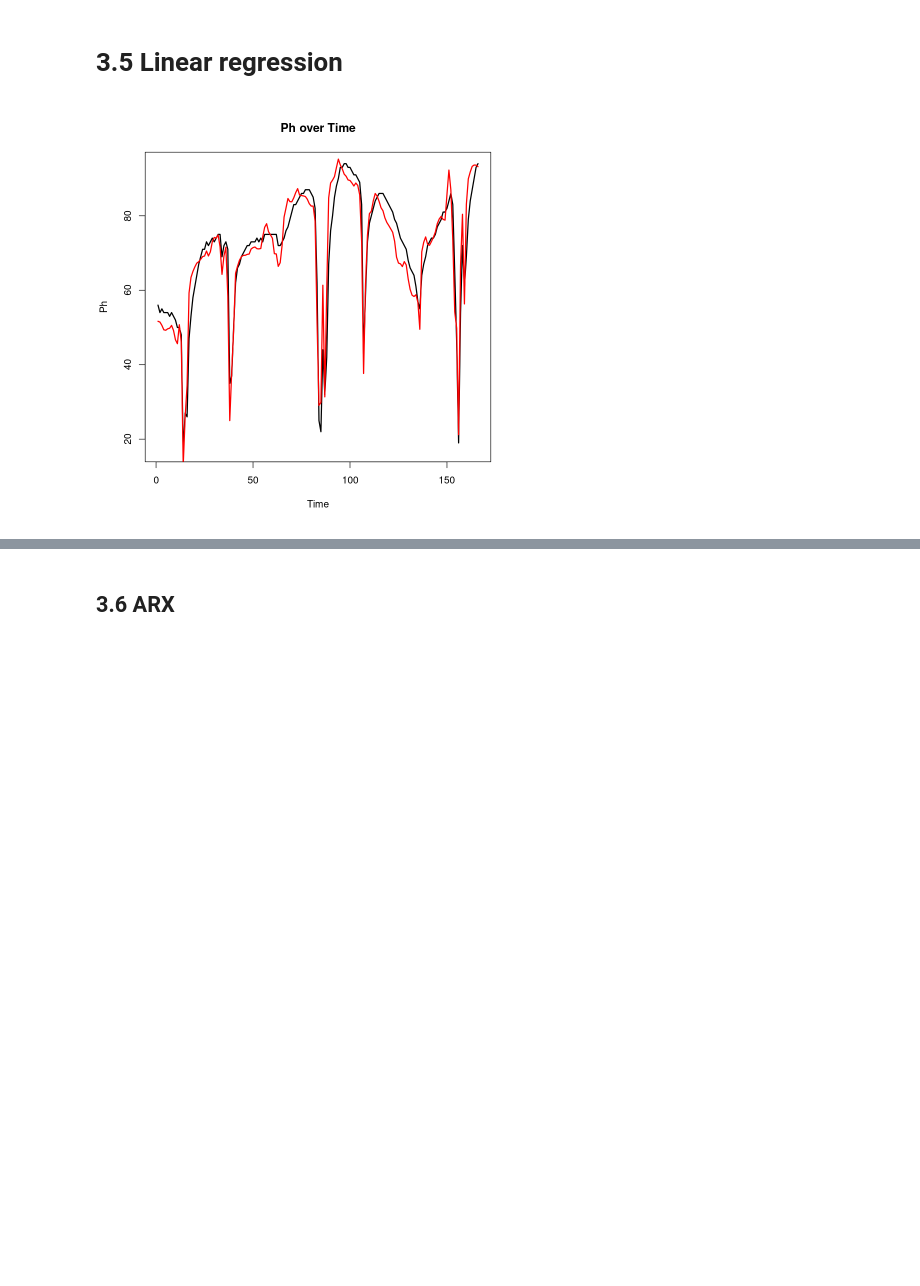
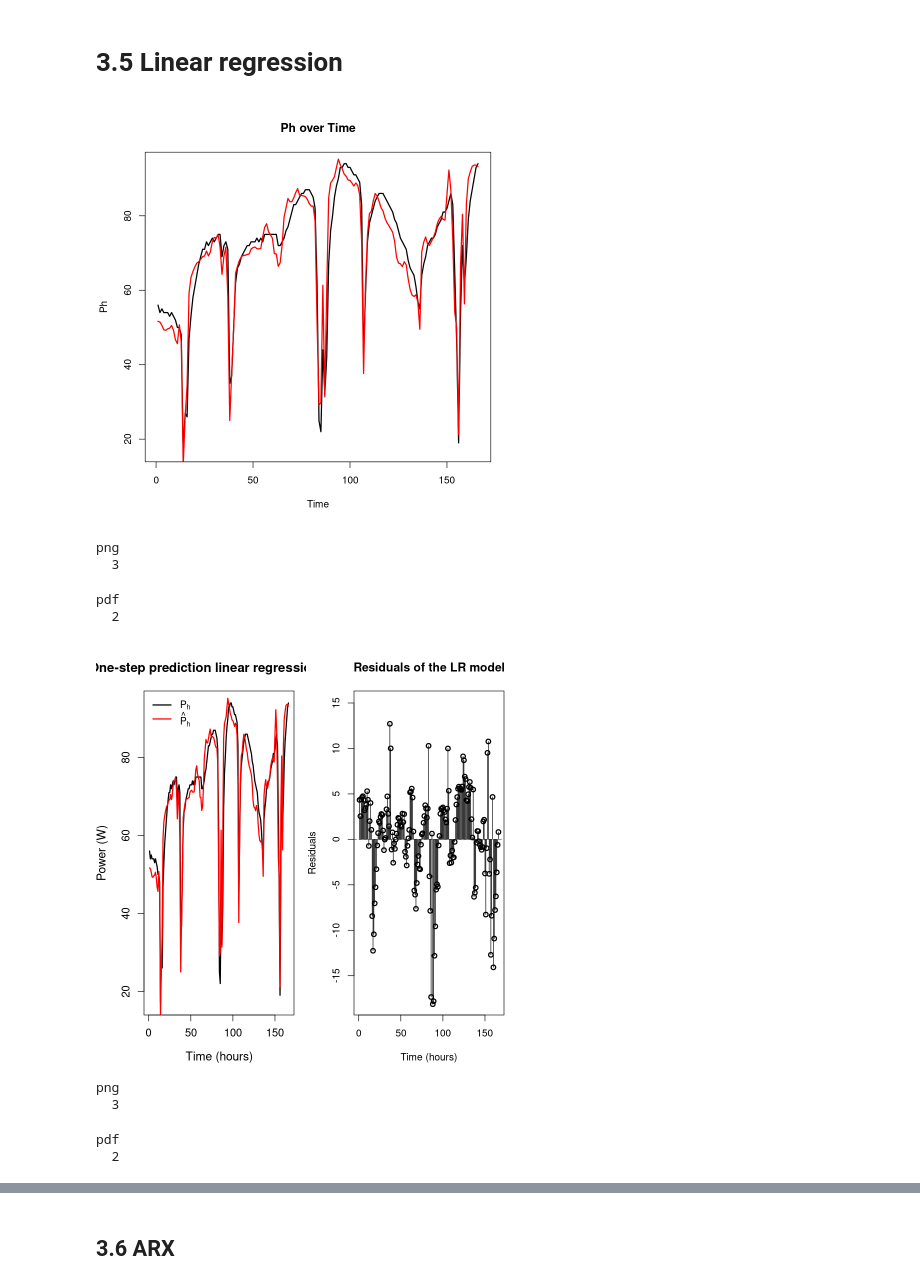
Before and after one commit to mathilderask/TimeSeriesAnalysis, a Jupyter notebook: Assig3/opg_3_nik_oli.ipynb, the cells around one changed output, grey strips where cells are left out. Saved outputs shown, nothing was run; the diff lists cells and outputs as text; code cells hidden in the pictures; blank space fills up the shorter version.

```diff
--- a/Assig3/opg_3_nik_oli.ipynb
+++ b/Assig3/opg_3_nik_oli.ipynb
@@ -45,13 +45,62 @@ plots. Most focus on Ph. Highlight key aspects of the dynamics and interrelation
 the variables. What can be seen directly and what canno
 # %% [markdown]
 # 3.5 Linear regression
-# %%
-library(marima2)
-L<-list()
-L$LR <- lm(Ph ~ 0 +  Gv + Tdelta, data = Dtrain)
-
-par(bg = 'white')
-plot(Dtrain$thour, Dtrain$Ph, type = "l", col = "black", lwd = 2, xlab = "Time", ylab = "Ph", main = "Ph over Time")
-lines(Dtrain$thour, predict(L$LR), col = "red", lwd = 2)
-# %% [output]
-[figure, removed]
+# %%
+library(marima2)
+L<-list()
+L$LR <- lm(Ph ~ 0 +  Gv + Tdelta, data = Dtrain)
+
+par(bg = 'white')
+plot(Dtrain$thour, Dtrain$Ph, type = "l", col = "black", lwd = 2, xlab = "Time", ylab = "Ph", main = "Ph over Time")
+lines(Dtrain$thour, predict(L$LR), col = "red", lwd = 2)
+
+
+X <- as.data.frame(Dtrain)
+residuals <- Dtrain$Ph - predict(L$LR)
+
+par(mfrow=c(1,2), mar=c(4,4,4,1), bg = 'white')
+plot(Dtrain$Ph, type = "l", lwd = 2, col = "black",
+     xlab = "Time (hours)", ylab = "Power (W)",
+     main = "One-step prediction linear regression (LR)",
+     cex.lab = 1.2, cex.axis = 1.1, cex.main = 1.3)
+
+lines(predict(L$LR), col = "red", lwd = 2)
+
+legend("topleft", legend = c(expression(P[h]), expression(hat(P)[h])),
+       col = c("black", "red"), lty = 1, lwd = 2, bty = "n")
+plot(Dtrain$thour, residuals, type = "p", col = "black", lwd = 2, xlab = "Time (hours)",
+    ylab = "Residuals", main = "Residuals of the LR model",ylim=c(-18,15))
+abline(h = 0, col = "red", lty = 2)
+segments(Dtrain$thour, 0, Dtrain$thour, residuals, col = "black", lty = 1)
+dev.copy(png, file = "3_5_predict.png", width = 1200, height = 600, res = 100)
+dev.off()
+
+
+# Set up 1x3 subplot layout
+par(mfrow = c(1, 3), mar = c(4, 4, 4, 1), bg = 'white')
+
+# Plot 1: ACF of residuals
+acf(residuals, main = "ACF of Residuals",  lwd = 2)
+
+# Plot 2: CCF with Tdelta
+ccf(residuals, Dtrain$Tdelta, main = "CCF: Residuals vs Tdelta", lwd = 2)
+
+
+# Plot 3: CCF with Gv
+ccf(residuals, Dtrain$Gv, main = "CCF: Residuals vs Gv", lwd = 2)
+
+
+# Save the plot as PNG
+dev.copy(png, file = "3_5_residuals.png", width = 900, height = 300, res = 100)
+dev.off()
+# %% [output]
+[figure, added]
+png
+  3
+pdf
+  2
+[figure, added]
+png
+  3
+pdf
+  2
```
Also changed, not shown: parts of 1 cell of this notebook, 5 other files.
